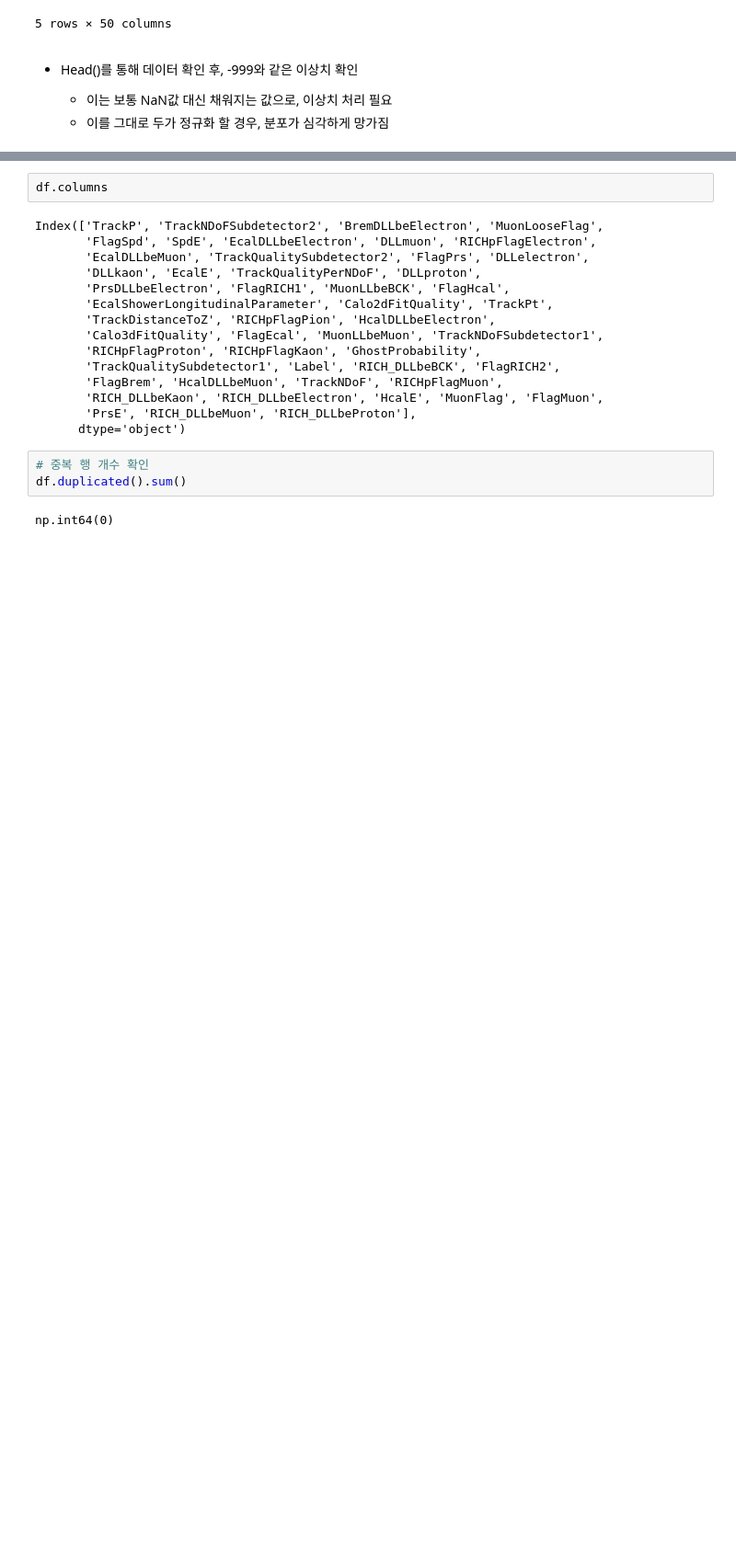
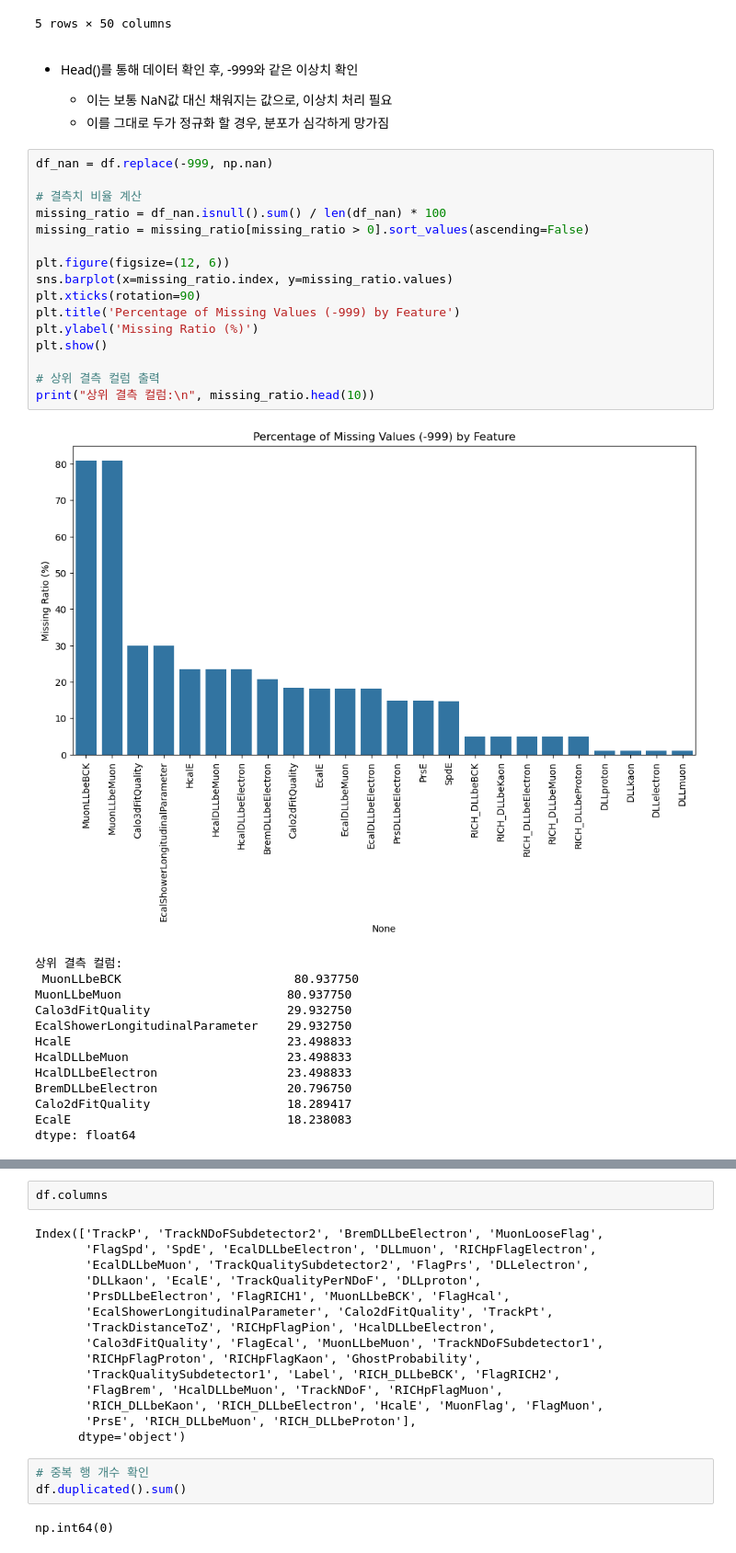
Before and after one commit to Jongseok103/UOS-Assignments, a Jupyter notebook: BigDataPhysic/DHCb_Classification_main.ipynb, the cells around one changed output, grey strips where cells are left out. Shown at 92% size. Cells and saved outputs as stored; diff of their text form; blank space fills up the shorter version.

```diff
--- a/BigDataPhysic/DHCb_Classification_main.ipynb
+++ b/BigDataPhysic/DHCb_Classification_main.ipynb
@@ -98,3 +98,33 @@ df.head()
 
     - 이는 보통 NaN값 대신 채워지는 값으로, 이상치 처리 필요
     - 이를 그대로 두가 정규화 할 경우, 분포가 심각하게 망가짐
+# %%
+df_nan = df.replace(-999, np.nan)
+
+# 결측치 비율 계산
+missing_ratio = df_nan.isnull().sum() / len(df_nan) * 100
+missing_ratio = missing_ratio[missing_ratio > 0].sort_values(ascending=False)
+
+plt.figure(figsize=(12, 6))
+sns.barplot(x=missing_ratio.index, y=missing_ratio.values)
+plt.xticks(rotation=90)
+plt.title('Percentage of Missing Values (-999) by Feature')
+plt.ylabel('Missing Ratio (%)')
+plt.show()
+
+# 상위 결측 컬럼 출력
+print("상위 결측 컬럼:\n", missing_ratio.head(10))
+# %% [output]
+[figure, added]
+상위 결측 컬럼:
+ MuonLLbeBCK                        80.937750
+MuonLLbeMuon                       80.937750
+Calo3dFitQuality                   29.932750
+EcalShowerLongitudinalParameter    29.932750
+HcalE                              23.498833
+HcalDLLbeMuon                      23.498833
+HcalDLLbeElectron                  23.498833
+BremDLLbeElectron                  20.796750
+Calo2dFitQuality                   18.289417
+EcalE                              18.238083
+dtype: float64
```
Also changed, not shown: parts of 29 cells of this notebook, 2 other files.
